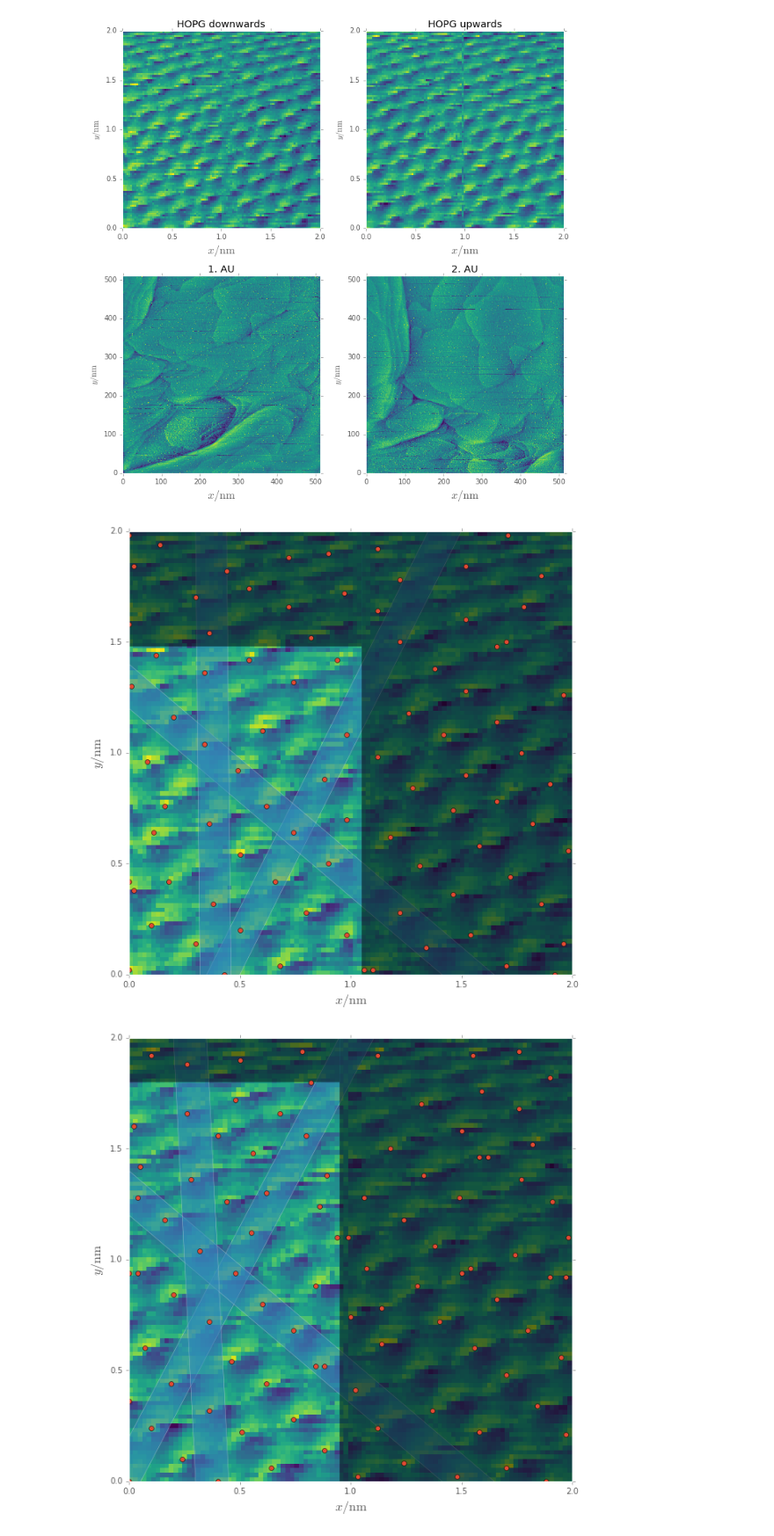
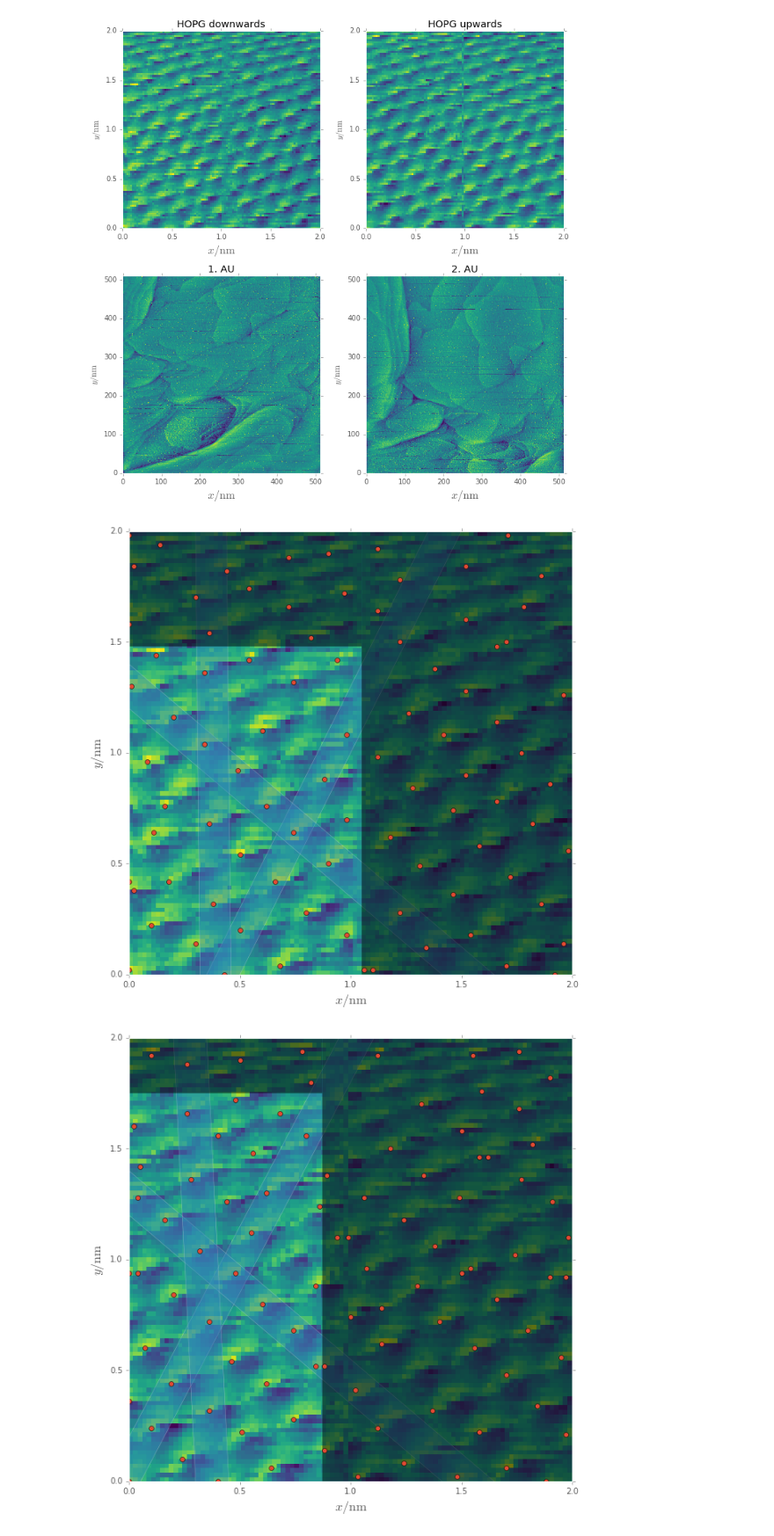
Before and after one commit to bixel/FP14, a Jupyter notebook: STM_Rastertunnelmikroskopie/analysis.ipynb, the cells around one changed output. Shown at 88% size. Drawn from its saved outputs; the diff is of its cells as text; code cells hidden in the pictures.

```diff
--- a/STM_Rastertunnelmikroskopie/analysis.ipynb
+++ b/STM_Rastertunnelmikroskopie/analysis.ipynb
@@ -32,21 +32,22 @@ data = DataStructure(
                    [[-0.85, 1.4], [-0.85, 1.2]],
                    [[-100, 46], [-100, 32]],
                   ],
-        'anker': 33,
+        'anker': 32,
+        'invert-fit': True
     },
     hopg_up = {
         'file': './raw/HOPG-UP.txt',
         'dim': np.linspace(0, 2, 100),
         'title': 'HOPG upwards',
         'preselection': {
-            'x': [0.95, 2],
-            'y': [1.8, 2],
+            'x': [0.872, 2],
+            'y': [1.75, 2],
         },
         'bounds': [[[1.9, 0.2], [1.9, -0.1]],
                    [[-0.85, 1.4], [-0.85, 1.2]],
                    [[-20, 9], [-20, 6]],
                   ],
-        'anker': 39,
+        'anker': 33,
     },
     au_1 = {
         'file': './raw/AU-1-1.txt',
@@ -107,7 +108,7 @@ def linear_func(x, a, b):
 # took this from http://stackoverflow.com/a/9113227
 
 neighbourhood_size = 12
-threshhold = 9e-15
+threshhold = 1e-11
 
 for data_slice, name in [[data.hopg_down, 'down'], [data.hopg_up, 'up']]:
     ds = data_slice['data']
@@ -120,35 +121,36 @@ for data_slice, name in [[data.hopg_down, 'down'], [data.hopg_up, 'up']]:
     maxima[diff == 0] = 0
 
     labeled, num_objects = ndimage.label(maxima)
     slices = ndimage.find_objects(labeled)
     x, y = [], []
     for dy,dx in slices:
         x_center = (dx.start + dx.stop - 1)/100
         x.append(x_center)
         y_center = (dy.start + dy.stop - 1)/100
         y.append(y_center)
+    data_slice['xy'] = np.array([x, y])
 
     plt.figure(figsize=(10, 10))
     plt.pcolormesh(data_slice['dim'], data_slice['dim'], data_slice['data'])
     plt.plot(np.array(x), np.array(y), 'o')
     plt.xlabel(r'$x/\mathrm{nm}$', fontsize=16)
     plt.ylabel(r'$y/\mathrm{nm}$', fontsize=16)
     plt.axis('equal')
     plt.xlim(0, 2)
     plt.ylim(0, 2)
 
     xs = np.linspace(0, 2, 10000)
     for u, l in bounds:
-        plt.fill_between(xs, linear_func(xs, *l), linear_func(xs, *u), alpha=0.5)
+        plt.fill_between(xs, linear_func(xs, *l), linear_func(xs, *u), alpha=0.4)
     plt.fill_between(xs[xs < preselection['x'][0]],
                      preselection['y'][0],
                      2, alpha=0.5, edgecolor='none', facecolor='k')
     plt.fill_betweenx(xs, preselection['x'][0], 2, alpha=0.5, edgecolor='none', facecolor='k')
     plt.savefig('build/plots/hopg_{}_selection.pdf'.format(name))
     plt.show()
 # %% [output]
 [figure]
-[figure, old version]
+[figure, new version]
 # %%
 for data_slice, name in [[data.hopg_down, 'down'], [data.hopg_up, 'up']]:
     bounds = data_slice['bounds']
```
Also changed, not shown: parts of 2 cells of this notebook.
